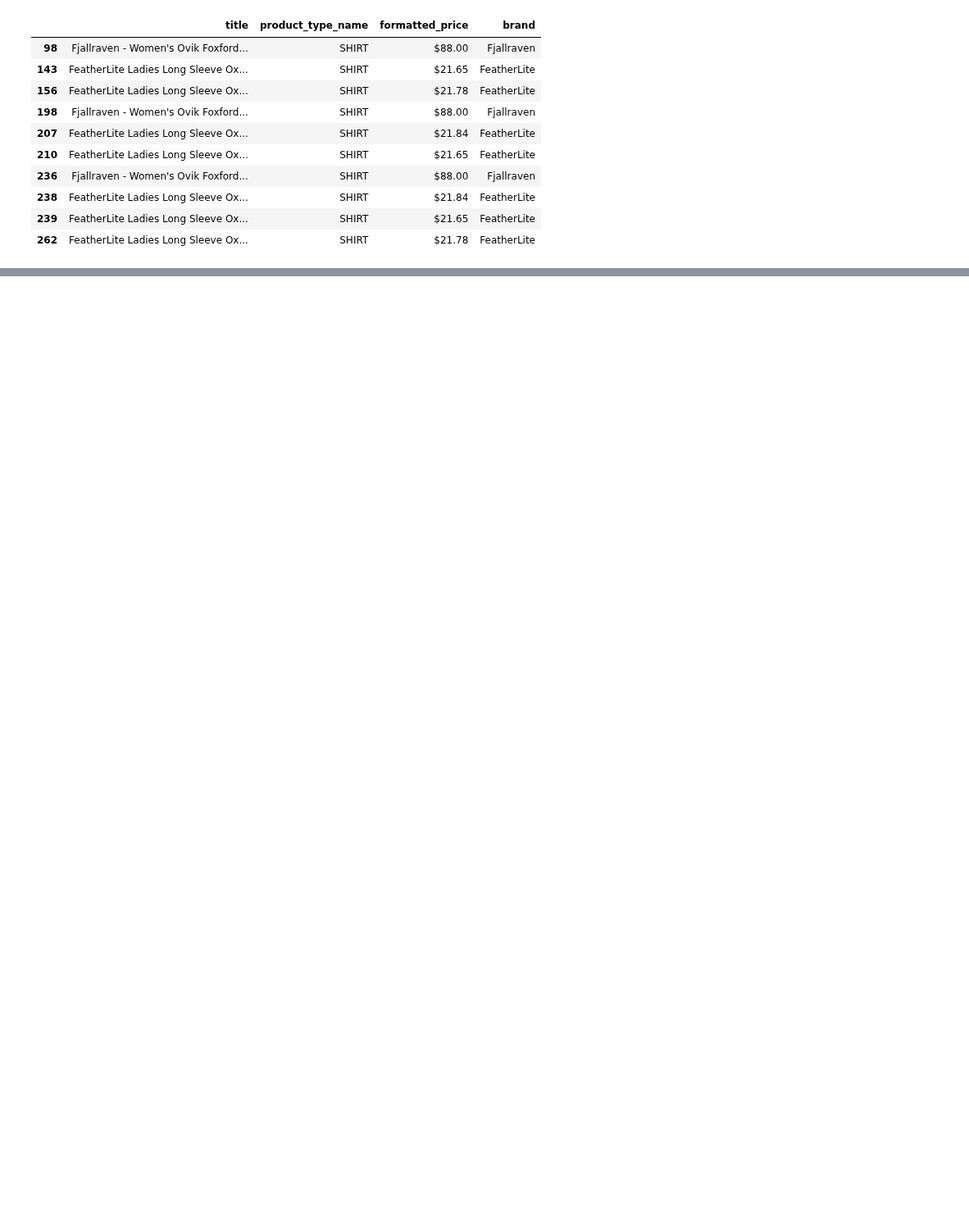
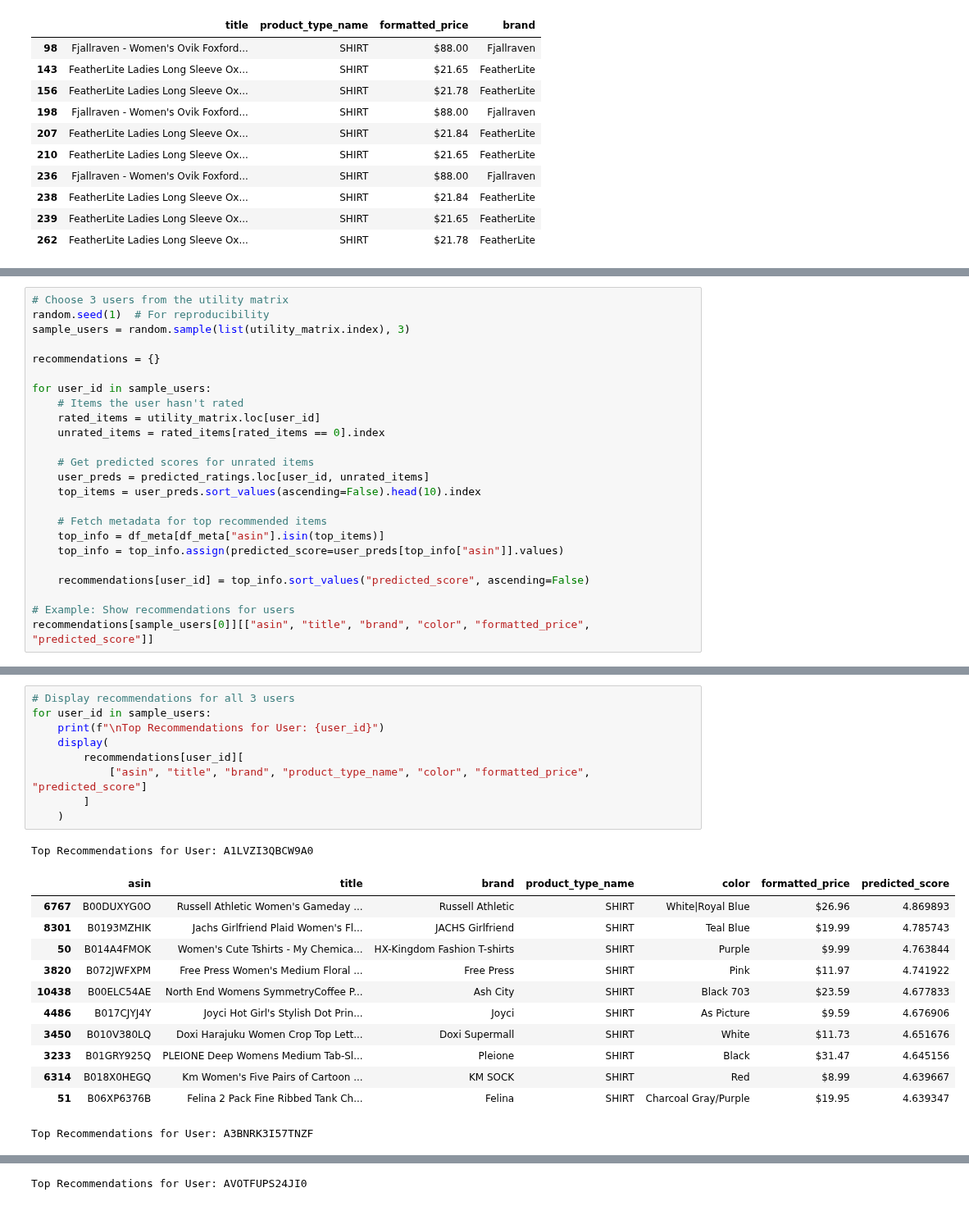
Before and after one commit to royruik/CSI4142_Assignments, a Jupyter notebook: A4/A4_Jupyter_Analysis14.ipynb, the cells around one changed output, grey strips where cells are left out. Shown at 82% size. Drawn from its saved outputs; the diff is of its cells as text; blank space fills up the shorter version.

```diff
--- a/A4/A4_Jupyter_Analysis14.ipynb
+++ b/A4/A4_Jupyter_Analysis14.ipynb
@@ -296,0 +568,24 @@ df_title[df_title["title_clean"].str.contains("oxford")][["title", "product_type
+# %%
+# Choose 3 users from the utility matrix
+random.seed(1)  # For reproducibility
+sample_users = random.sample(list(utility_matrix.index), 3)
+
+recommendations = {}
+
+for user_id in sample_users:
+    # Items the user hasn't rated
+    rated_items = utility_matrix.loc[user_id]
+    unrated_items = rated_items[rated_items == 0].index
+
+    # Get predicted scores for unrated items
+    user_preds = predicted_ratings.loc[user_id, unrated_items]
+    top_items = user_preds.sort_values(ascending=False).head(10).index
+
+    # Fetch metadata for top recommended items
+    top_info = df_meta[df_meta["asin"].isin(top_items)]
+    top_info = top_info.assign(predicted_score=user_preds[top_info["asin"]].values)
+
+    recommendations[user_id] = top_info.sort_values("predicted_score", ascending=False)
+
+# Example: Show recommendations for users
+recommendations[sample_users[0]][["asin", "title", "brand", "color", "formatted_price", "predicted_score"]]
@@ -296,0 +604,23 @@ df_title[df_title["title_clean"].str.contains("oxford")][["title", "product_type
+# %%
+# Display recommendations for all 3 users
+for user_id in sample_users:
+    print(f"\nTop Recommendations for User: {user_id}")
+    display(
+        recommendations[user_id][
+            ["asin", "title", "brand", "product_type_name", "color", "formatted_price", "predicted_score"]
+        ]
+    )
+# %% [output]
+Top Recommendations for User: A1LVZI3QBCW9A0
+|  | asin | title | brand | product_type_name | color | formatted_price | predicted_score |
+| 6767 | B00DUXYG0O | Russell Athletic Women's Gameday ... | Russell Athletic | SHIRT | White|Royal Blue | $26.96 | 4.869893 |
+| 8301 | B0193MZHIK | Jachs Girlfriend Plaid Women's Fl... | JACHS Girlfriend | SHIRT | Teal Blue | $19.99 | 4.785743 |
+| 50 | B014A4FMOK | Women's Cute Tshirts - My Chemica... | HX-Kingdom Fashion T-shirts | SHIRT | Purple | $9.99 | 4.763844 |
+| 3820 | B072JWFXPM | Free Press Women's Medium Floral ... | Free Press | SHIRT | Pink | $11.97 | 4.741922 |
+| 10438 | B00ELC54AE | North End Womens SymmetryCoffee P... | Ash City | SHIRT | Black 703 | $23.59 | 4.677833 |
+| 4486 | B017CJYJ4Y | Joyci Hot Girl's Stylish Dot Prin... | Joyci | SHIRT | As Picture | $9.59 | 4.676906 |
+| 3450 | B010V380LQ | Doxi Harajuku Women Crop Top Lett... | Doxi Supermall | SHIRT | White | $11.73 | 4.651676 |
+| 3233 | B01GRY925Q | PLEIONE Deep Womens Medium Tab-Sl... | Pleione | SHIRT | Black | $31.47 | 4.645156 |
+| 6314 | B018X0HEGQ | Km Women's Five Pairs of Cartoon ... | KM SOCK | SHIRT | Red | $8.99 | 4.639667 |
+| 51 | B06XP6376B | Felina 2 Pack Fine Ribbed Tank Ch... | Felina | SHIRT | Charcoal Gray/Purple | $19.95 | 4.639347 |
+Top Recommendations for User: A3BNRK3I57TNZF
@@ -296,0 +638 @@ df_title[df_title["title_clean"].str.contains("oxford")][["title", "product_type
+Top Recommendations for User: AVOTFUPS24JI0
```
Also changed, not shown: parts of 20 cells of this notebook.
